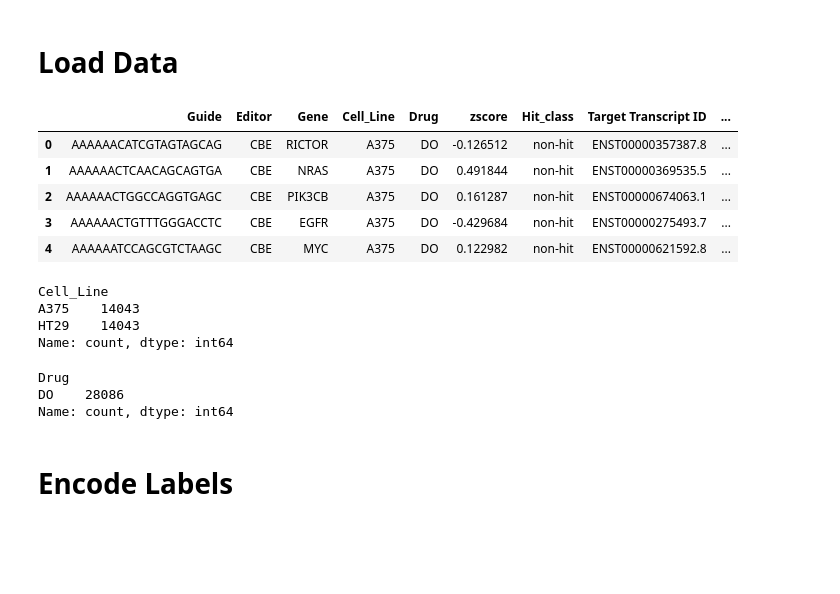
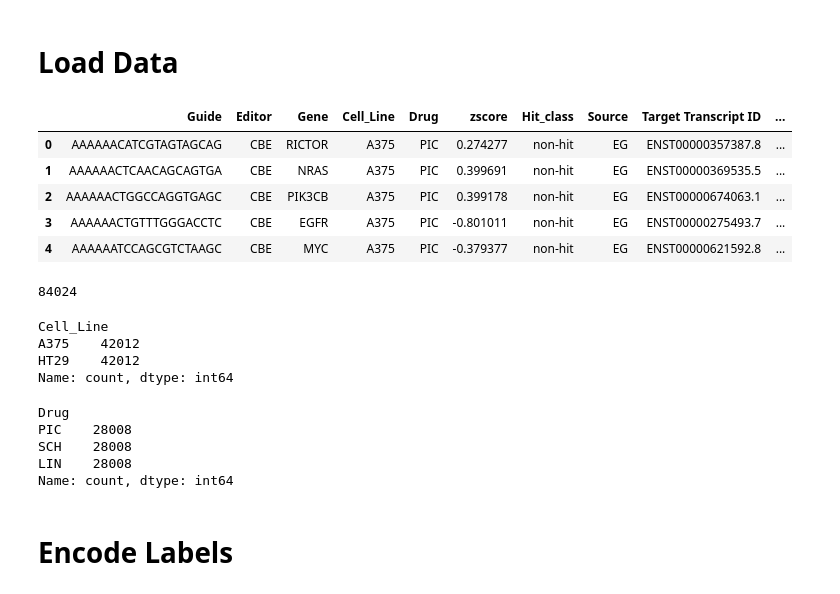
Before and after one commit to QuantitativeBiology/BECancerResistome, a Jupyter notebook: BECancerResistome/Prediction/models_benchmark.ipynb, the cells around one changed output. Drawn from its saved outputs; the diff is of its cells as text; code cells hidden in the pictures; blank space fills up the shorter version.

```diff
--- a/BECancerResistome/Prediction/models_benchmark.ipynb
+++ b/BECancerResistome/Prediction/models_benchmark.ipynb
@@ -23,13 +23,13 @@ pd.set_option('display.max_columns', None)
 # %% [markdown]
 # Load Data
 # %%
-annotated_control_vs_plasmid_EG = pd.read_csv("data/6_VEP/zscores-unambiguous-VEPannotated-processed-plasmid-vs-control-EG.csv")
+annotated_control_df = pd.read_csv("data/8_Cellular_Drug_Context/zscores-unambiguous-VEPannotated-processed-protvar-cellular_drug_context-control.csv")
 # %%
-annotated_control_vs_plasmid_EG.head()
+annotated_control_df.head()
 # %% [output]
-|  | Guide | Editor | Gene | Cell_Line | Drug | zscore | Hit_class | Target Transcript ID | ... |
-| 0 | AAAAAACATCGTAGTAGCAG | CBE | RICTOR | A375 | DO | -0.126512 | non-hit | ENST00000357387.8 | ... |
-| 1 | AAAAAACTCAACAGCAGTGA | CBE | NRAS | A375 | DO | 0.491844 | non-hit | ENST00000369535.5 | ... |
-| 2 | AAAAAACTGGCCAGGTGAGC | CBE | PIK3CB | A375 | DO | 0.161287 | non-hit | ENST00000674063.1 | ... |
-| 3 | AAAAAACTGTTTGGGACCTC | CBE | EGFR | A375 | DO | -0.429684 | non-hit | ENST00000275493.7 | ... |
-| 4 | AAAAAATCCAGCGTCTAAGC | CBE | MYC | A375 | DO | 0.122982 | non-hit | ENST00000621592.8 | ... |
+|  | Guide | Editor | Gene | Cell_Line | Drug | zscore | Hit_class | Source | Target Transcript ID | ... |
+| 0 | AAAAAACATCGTAGTAGCAG | CBE | RICTOR | A375 | PIC | 0.274277 | non-hit | EG | ENST00000357387.8 | ... |
+| 1 | AAAAAACTCAACAGCAGTGA | CBE | NRAS | A375 | PIC | 0.399691 | non-hit | EG | ENST00000369535.5 | ... |
+| 2 | AAAAAACTGGCCAGGTGAGC | CBE | PIK3CB | A375 | PIC | 0.399178 | non-hit | EG | ENST00000674063.1 | ... |
+| 3 | AAAAAACTGTTTGGGACCTC | CBE | EGFR | A375 | PIC | -0.801011 | non-hit | EG | ENST00000275493.7 | ... |
+| 4 | AAAAAATCCAGCGTCTAAGC | CBE | MYC | A375 | PIC | -0.379377 | non-hit | EG | ENST00000621592.8 | ... |
@@ -36,15 +39,21 @@ annotated_control_vs_plasmid_EG.head()
+# %%
+len(annotated_variants_df)
+# %% [output]
+84024
 # %%
-annotated_control_vs_plasmid_EG['Cell_Line'].value_counts()
+annotated_variants_df['Cell_Line'].value_counts()
 # %% [output]
 Cell_Line
-A375    14043
-HT29    14043
+A375    42012
+HT29    42012
 Name: count, dtype: int64
 # %%
-annotated_control_vs_plasmid_EG['Drug'].value_counts()
+annotated_variants_df['Drug'].value_counts()
 # %% [output]
 Drug
-DO    28086
+PIC    28008
+SCH    28008
+LIN    28008
 Name: count, dtype: int64
 # %% [markdown]
 # Encode Labels
```
Also changed, not shown: parts of 29 cells of this notebook, 7 other files.
